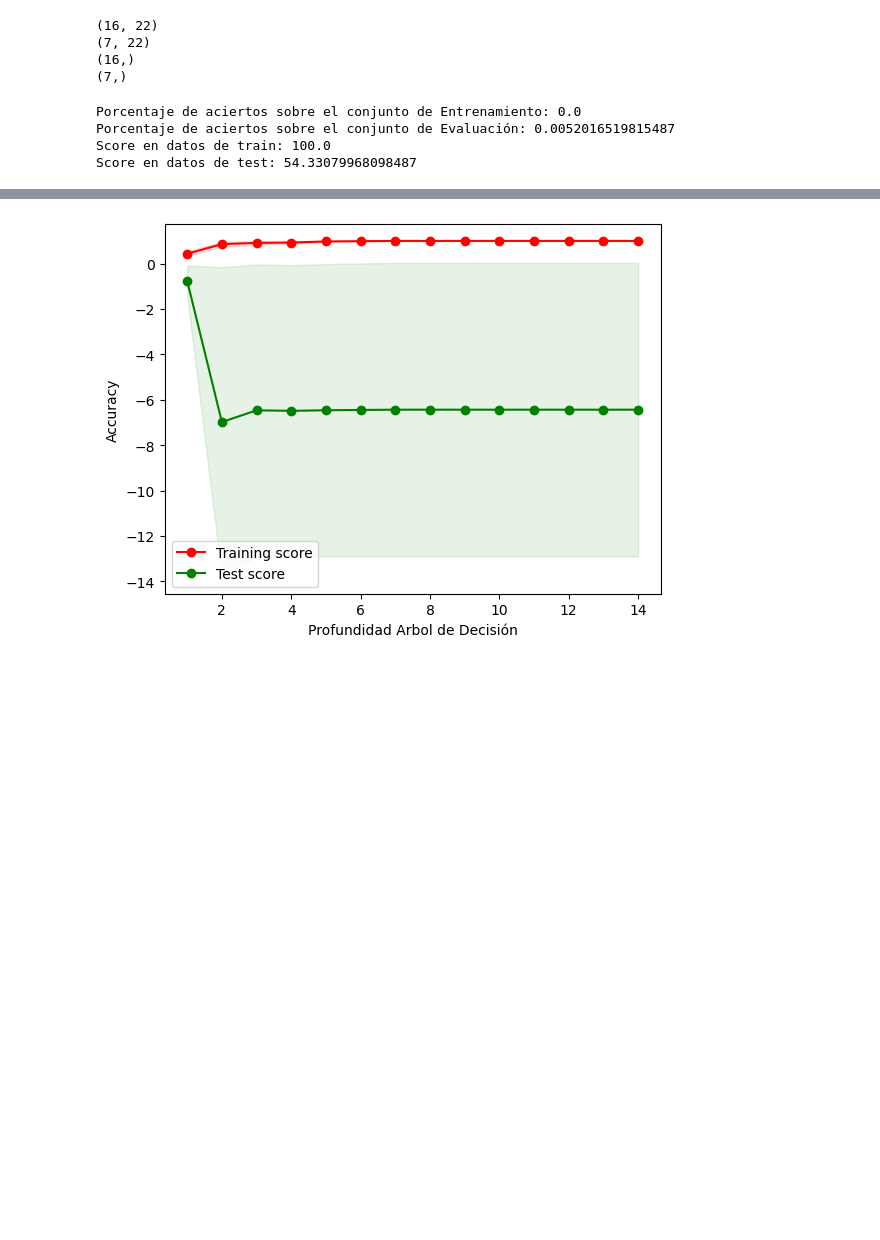
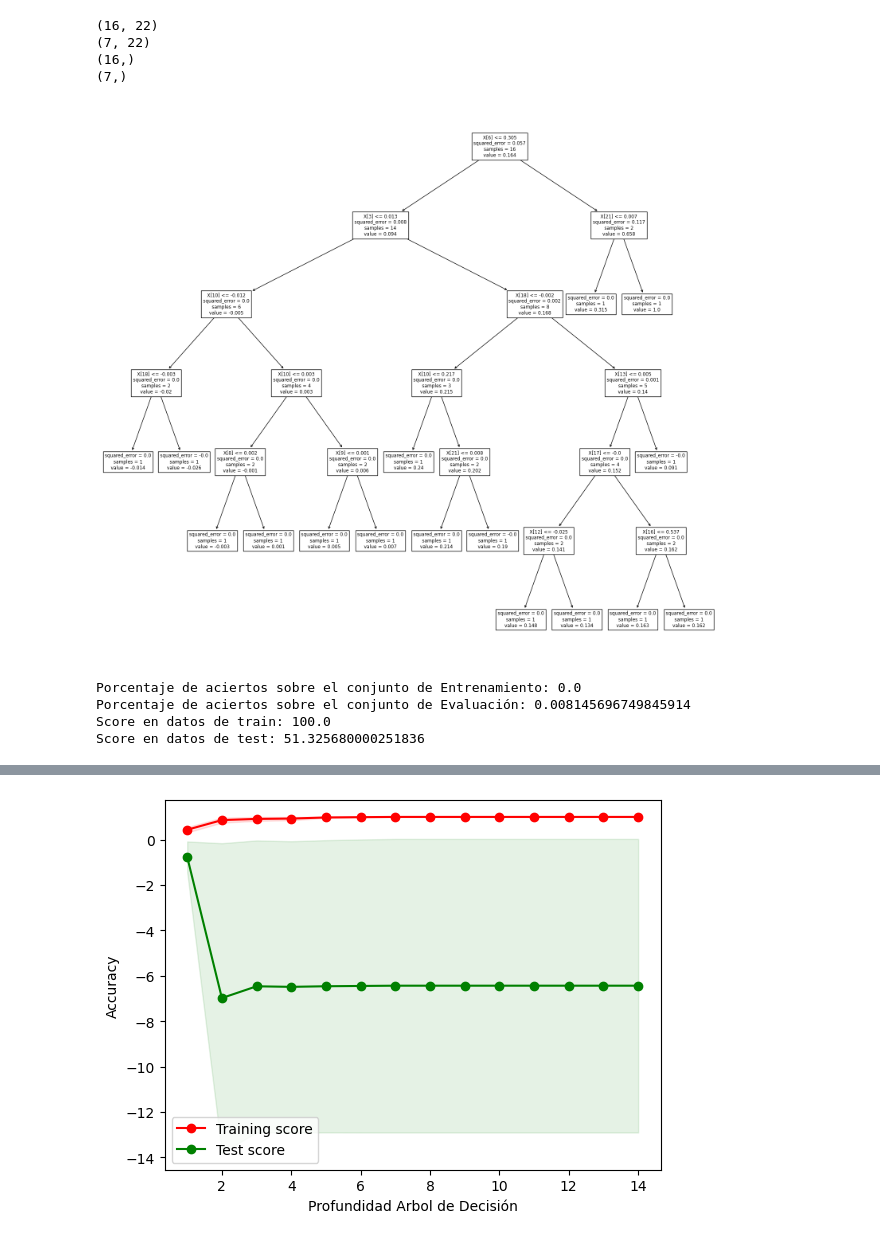
Before and after one commit to Marcelo-A-Martinez/Proyecto_ComplementarioI---Martinez-Marcelo-Adri-n, a Jupyter notebook: Proyecto_ComplementarioI- Martinez Marcelo Adrián.ipynb, the cells around one changed output, grey strips where cells are left out. Cells and saved outputs as stored; diff of their text form; code cells hidden in the pictures; blank space fills up the shorter version.

```diff
--- a/Proyecto_ComplementarioI- Martinez Marcelo Adrián.ipynb
+++ b/Proyecto_ComplementarioI- Martinez Marcelo Adrián.ipynb
@@ -499,21 +501,18 @@ modelo = DecisionTreeRegressor()
 modelo.fit(X_train, y_train)
 y_train_pred = modelo.predict(X_train)
 y_test_pred = modelo.predict(X_test)
+# %%
+# ENTRENAMIENTO DEL MODELO
+
+fig = plt.figure(figsize=(20, 18))
+
+modelo = modelo.fit(X_train, y_train)
+
+tree.plot_tree(modelo)
+
+plt.show()
+# %% [output]
+[figure, added]
 # %%
-
 # Predecimos sobre set de entrenamieto
 y_train_pred_tree = modelo.predict(X_train)
-
-# Predecimos sobre nuestro set de test
-y_test_pred_tree = modelo.predict(X_test)
-
-# Comaparamos con las etiquetas reales
-print('Porcentaje de aciertos sobre el conjunto de Entrenamiento:', mean_squared_error(y_train_pred,y_train))
-print('Porcentaje de aciertos sobre el conjunto de Evaluación:', mean_squared_error(y_test_pred,y_test))
-print('Score en datos de train:', modelo.score(X_train, y_train)*100)
-print('Score en datos de test:', modelo.score(X_test, y_test)*100)
-# %% [output]
-Porcentaje de aciertos sobre el conjunto de Entrenamiento: 0.0
-Porcentaje de aciertos sobre el conjunto de Evaluación: 0.0052016519815487
-Score en datos de train: 100.0
-Score en datos de test: 54.33079968098487
@@ -520,3 +522,14 @@ Score en datos de test: 54.33079968098487
+# %%
+# Comaparamos con las etiquetas reales
+print('Porcentaje de aciertos sobre el conjunto de Entrenamiento:', mean_squared_error(y_train_pred,y_train))
+print('Porcentaje de aciertos sobre el conjunto de Evaluación:', mean_squared_error(y_test_pred,y_test))
+print('Score en datos de train:', modelo.score(X_train, y_train)*100)
+print('Score en datos de test:', modelo.score(X_test, y_test)*100)
+# %% [output]
+Porcentaje de aciertos sobre el conjunto de Entrenamiento: 0.0
+Porcentaje de aciertos sobre el conjunto de Evaluación: 0.008145696749845914
+Score en datos de train: 100.0
+Score en datos de test: 51.325680000251836
 # %%
 # PREPARACIÓN DATOS:
 X_train=np.arange(0,len(X_train),1)
```
Also changed, not shown: parts of 21 cells of this notebook.
